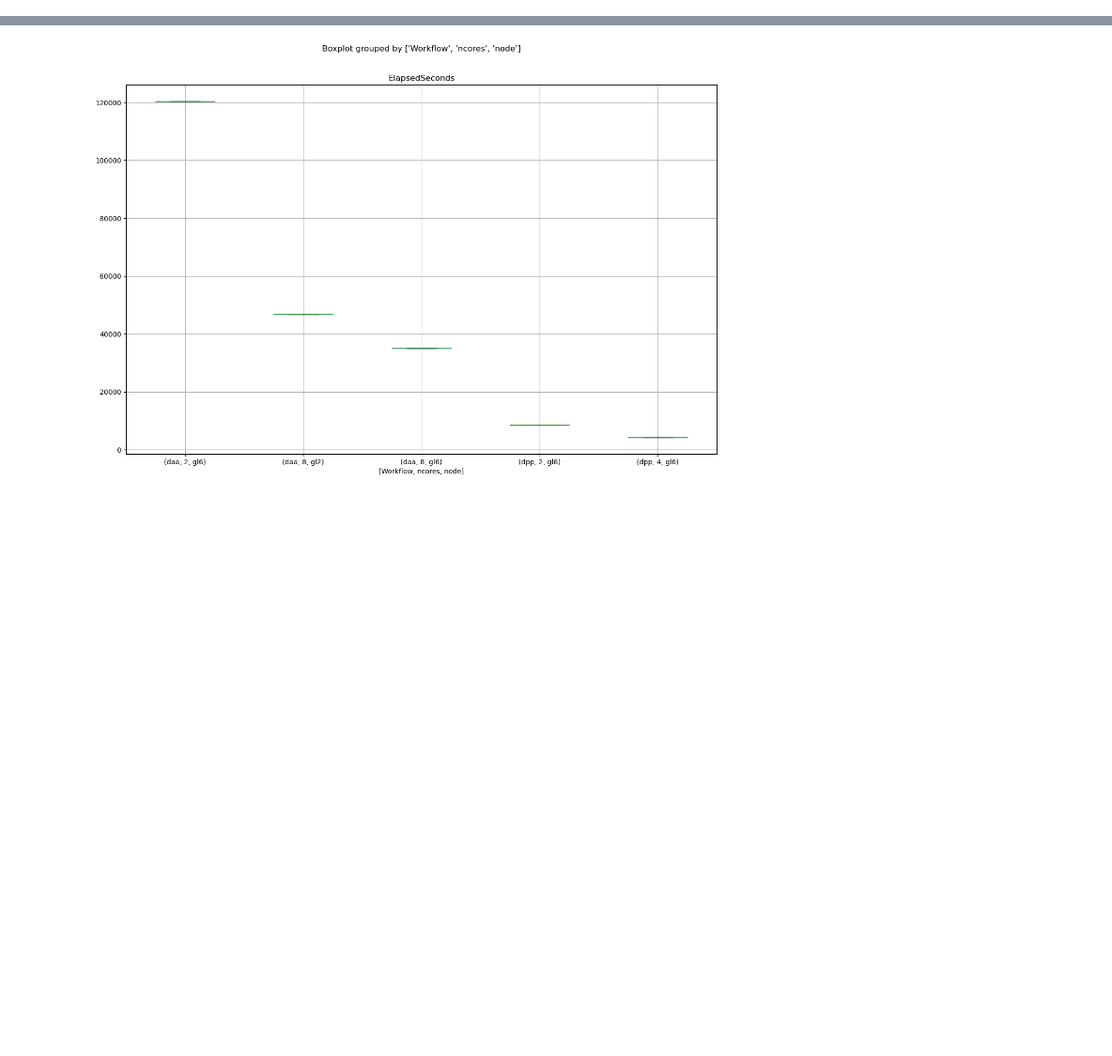
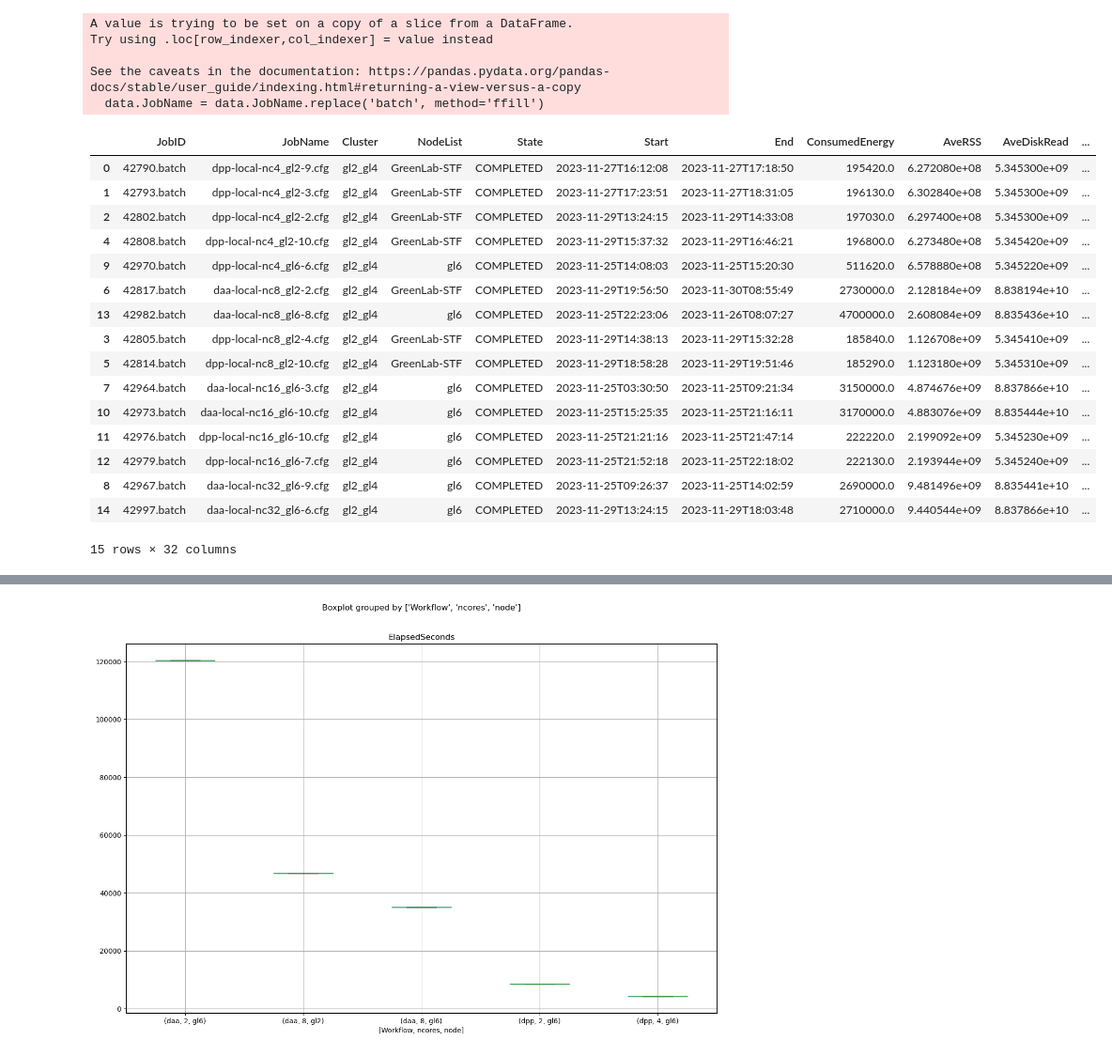
Before and after one commit to dmitrijs-voronovs/haddock-energy-consumption-optimization, a Jupyter notebook: data-analysis/parsing.ipynb, the cells around one changed output, grey strips where cells are left out. Shown at 94% size. Saved outputs shown, nothing was run; the diff lists cells and outputs as text; code cells hidden in the pictures; blank space fills up the shorter version.

```diff
--- a/data-analysis/parsing.ipynb
+++ b/data-analysis/parsing.ipynb
@@ -181 +23,71 @@ data
+# %%
+def convert_to_numeric(value):
+    match = re.match(r'^([\d.]+)([KkMm])$', value)
+    if match:
+        numeric_part = float(match.group(1))
+        multiplier = match.group(2).upper()
+
+        if multiplier == 'K':
+            return numeric_part * 1000
+        elif multiplier == 'M':
+            return numeric_part * 1000000
+
+    return value
+
+
+def convert_elapsed_time(elapsed_time):
+    parts = elapsed_time.split('-') if '-' in elapsed_time else [0, elapsed_time]
+    days = int(parts[0])
+    time_parts = parts[1].split(':')
+    hours = int(time_parts[0])
+    minutes = int(time_parts[1])
+    seconds = int(time_parts[2])
+    total_seconds = days * 24 * 3600 + hours * 3600 + minutes * 60 + seconds
+    return total_seconds
+
+
+data = data[data.State == 'COMPLETED']
+data.JobName = data.JobName.replace('batch', method='ffill')
+data = data.dropna(subset=['ConsumedEnergy'])
+data = data.drop('Unnamed: 3', axis=1)
+data = data[~data.JobName.str.contains("nc2")].reset_index(drop=True)
+data[['Workflow', 'mode', 'ncores', 'node', 'trial']] = data.JobName.str.extract(
+    r'(\w+)-(\w+)-nc(\d+)_(gl\d+)-(\d+).cfg')
+data.ncores = data.ncores.astype(int)
+data.trial = data.trial.astype(int)
+
+for column in ['ConsumedEnergy', 'AveRSS', 'AveDiskRead', 'AveDiskWrite', 'AveVMSize']:
+    data[column] = data[column].apply(convert_to_numeric)
+    data[f"{column}K"] = data[column] / 1000
+    data[f"{column}M"] = data[column] / 1000000
+
+data['ElapsedSeconds'] = data.Elapsed.apply(convert_elapsed_time)
+data['ElapsedMinutes'] = data.ElapsedSeconds / 60
+data['ElapsedHours'] = data.ElapsedMinutes / 60
+
+data = data.sort_values(by=['ncores', 'Workflow'])
+data
+# %% [output]
+A value is trying to be set on a copy of a slice from a DataFrame.
+Try using .loc[row_indexer,col_indexer] = value instead
+
+See the caveats in the documentation: https://pandas.pydata.org/pandas-docs/stable/user_guide/indexing.html#returning-a-view-versus-a-copy
+  data.JobName = data.JobName.replace('batch', method='ffill')
+|  | JobID | JobName | Cluster | NodeList | State | Start | End | ConsumedEnergy | AveRSS | AveDiskRead | ... |
+| 0 | 42790.batch | dpp-local-nc4_gl2-9.cfg | gl2_gl4 | GreenLab-STF | COMPLETED | 2023-11-27T16:12:08 | 2023-11-27T17:18:50 | 195420.0 | 6.272080e+08 | 5.345300e+09 | ... |
+| 1 | 42793.batch | dpp-local-nc4_gl2-3.cfg | gl2_gl4 | GreenLab-STF | COMPLETED | 2023-11-27T17:23:51 | 2023-11-27T18:31:05 | 196130.0 | 6.302840e+08 | 5.345300e+09 | ... |
+| 2 | 42802.batch | dpp-local-nc4_gl2-2.cfg | gl2_gl4 | GreenLab-STF | COMPLETED | 2023-11-29T13:24:15 | 2023-11-29T14:33:08 | 197030.0 | 6.297400e+08 | 5.345300e+09 | ... |
+| 4 | 42808.batch | dpp-local-nc4_gl2-10.cfg | gl2_gl4 | GreenLab-STF | COMPLETED | 2023-11-29T15:37:32 | 2023-11-29T16:46:21 | 196800.0 | 6.273480e+08 | 5.345420e+09 | ... |
+| 9 | 42970.batch | dpp-local-nc4_gl6-6.cfg | gl2_gl4 | gl6 | COMPLETED | 2023-11-25T14:08:03 | 2023-11-25T15:20:30 | 511620.0 | 6.578880e+08 | 5.345220e+09 | ... |
+| 6 | 42817.batch | daa-local-nc8_gl2-2.cfg | gl2_gl4 | GreenLab-STF | COMPLETED | 2023-11-29T19:56:50 | 2023-11-30T08:55:49 | 2730000.0 | 2.128184e+09 | 8.838194e+10 | ... |
+| 13 | 42982.batch | daa-local-nc8_gl6-8.cfg | gl2_gl4 | gl6 | COMPLETED | 2023-11-25T22:23:06 | 2023-11-26T08:07:27 | 4700000.0 | 2.608084e+09 | 8.835436e+10 | ... |
+| 3 | 42805.batch | dpp-local-nc8_gl2-4.cfg | gl2_gl4 | GreenLab-STF | COMPLETED | 2023-11-29T14:38:13 | 2023-11-29T15:32:28 | 185840.0 | 1.126708e+09 | 5.345410e+09 | ... |
+| 5 | 42814.batch | dpp-local-nc8_gl2-10.cfg | gl2_gl4 | GreenLab-STF | COMPLETED | 2023-11-29T18:58:28 | 2023-11-29T19:51:46 | 185290.0 | 1.123180e+09 | 5.345310e+09 | ... |
+| 7 | 42964.batch | daa-local-nc16_gl6-3.cfg | gl2_gl4 | gl6 | COMPLETED | 2023-11-25T03:30:50 | 2023-11-25T09:21:34 | 3150000.0 | 4.874676e+09 | 8.837866e+10 | ... |
+| 10 | 42973.batch | daa-local-nc16_gl6-10.cfg | gl2_gl4 | gl6 | COMPLETED | 2023-11-25T15:25:35 | 2023-11-25T21:16:11 | 3170000.0 | 4.883076e+09 | 8.835444e+10 | ... |
+| 11 | 42976.batch | dpp-local-nc16_gl6-10.cfg | gl2_gl4 | gl6 | COMPLETED | 2023-11-25T21:21:16 | 2023-11-25T21:47:14 | 222220.0 | 2.199092e+09 | 5.345230e+09 | ... |
+| 12 | 42979.batch | dpp-local-nc16_gl6-7.cfg | gl2_gl4 | gl6 | COMPLETED | 2023-11-25T21:52:18 | 2023-11-25T22:18:02 | 222130.0 | 2.193944e+09 | 5.345240e+09 | ... |
+| 8 | 42967.batch | daa-local-nc32_gl6-9.cfg | gl2_gl4 | gl6 | COMPLETED | 2023-11-25T09:26:37 | 2023-11-25T14:02:59 | 2690000.0 | 9.481496e+09 | 8.835441e+10 | ... |
+| 14 | 42997.batch | daa-local-nc32_gl6-6.cfg | gl2_gl4 | gl6 | COMPLETED | 2023-11-29T13:24:15 | 2023-11-29T18:03:48 | 2710000.0 | 9.440544e+09 | 8.837866e+10 | ... |
+15 rows × 32 columns
 # %%
```
Also changed, not shown: parts of 23 cells of this notebook, 3 other files.
